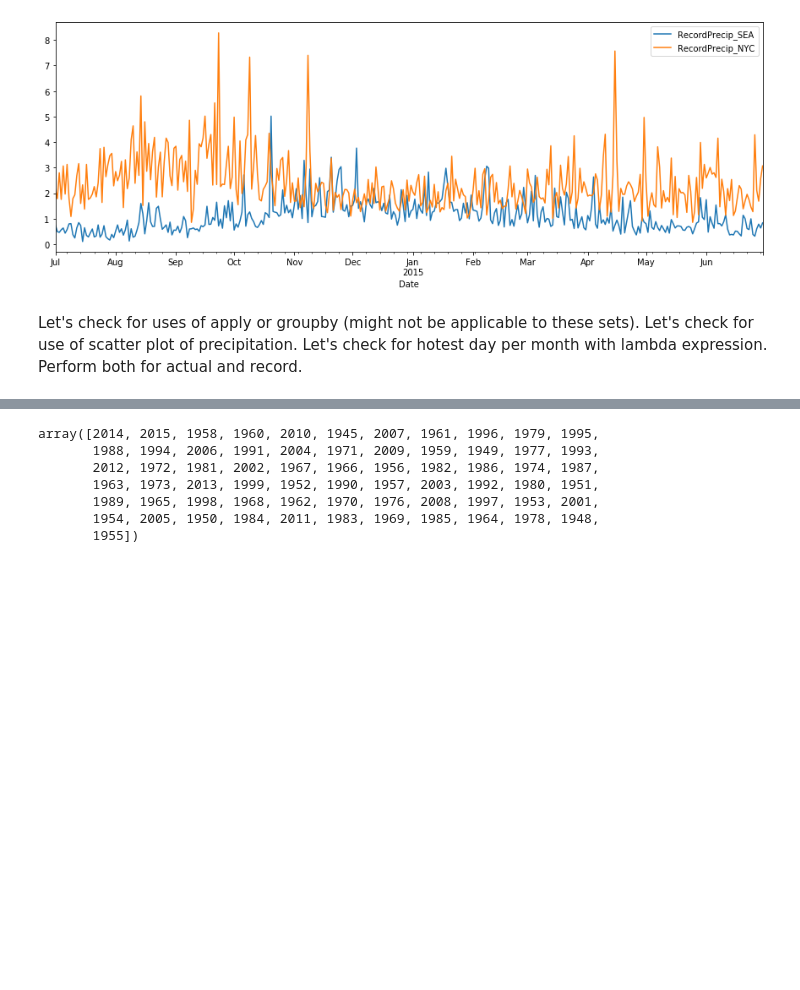
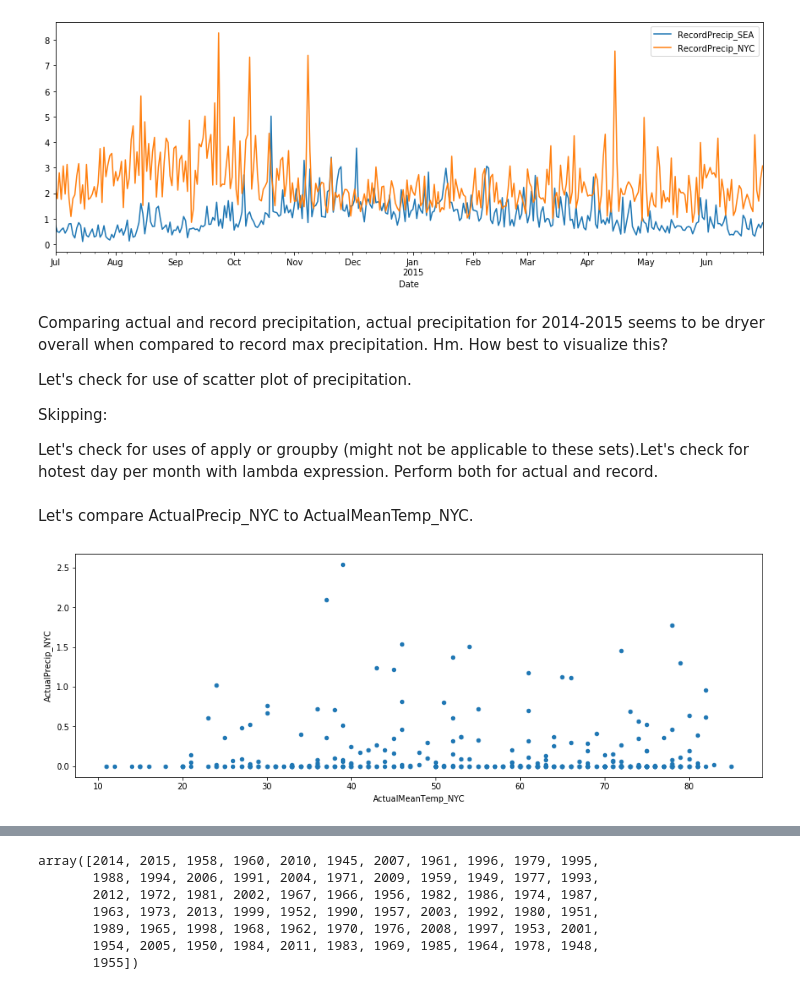
Before and after one commit to rebecca-pete/sea-nyc-weather, a Jupyter notebook: eda.ipynb, the cells around one changed output, grey strips where cells are left out. Drawn from its saved outputs; the diff is of its cells as text; code cells hidden in the pictures; blank space fills up the shorter version.

Commit message:
Adding scatter plot, comparing actual mean temp to actual precipitation in both Seattle and New York City.

```diff
--- a/eda.ipynb
+++ b/eda.ipynb
@@ -516,6 +538,16 @@ full_set_record_precip.plot(figsize=(15,5)); #Keep.
 # %% [output]
 [figure]
 # %% [markdown]
-Let's check for uses of apply or groupby (might not be applicable to these sets).
+Comparing actual and record precipitation, actual precipitation for 2014-2015 seems to be dryer overall when compared to record max precipitation. Hm. How best to visualize this?
+
 Let's check for use of scatter plot of precipitation.
-Let's check for hotest day per month with lambda expression. Perform both for actual and record.
+
+Skipping:
+
+Let's check for uses of apply or groupby (might not be applicable to these sets).Let's check for hotest day per month with lambda expression. Perform both for actual and record.
+# %% [markdown]
+Let's compare ActualPrecip_NYC to ActualMeanTemp_NYC.
+# %%
+full_set.plot(kind='scatter', x='ActualMeanTemp_NYC', y='ActualPrecip_NYC', figsize=(15,5)); #Keep.
+# %% [output]
+[figure, added]
```
Also changed, not shown: parts of 6 cells of this notebook.
